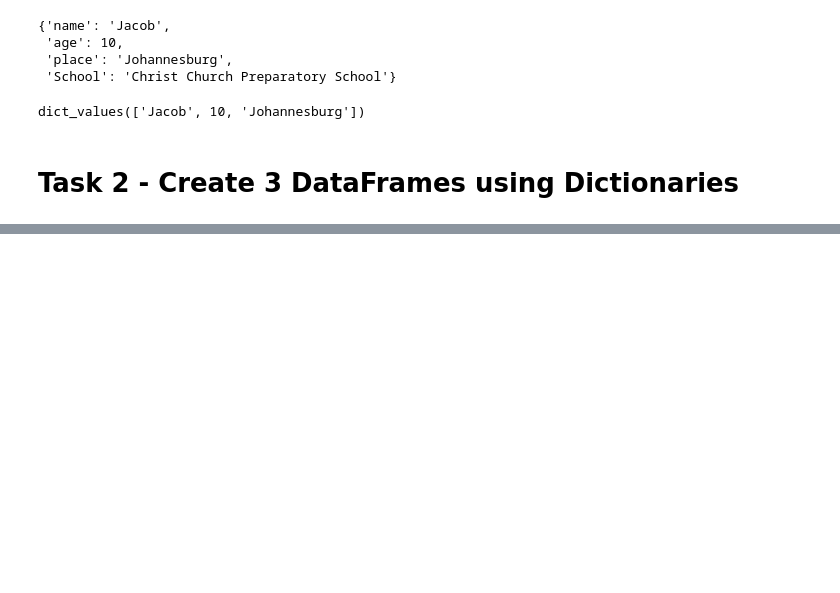
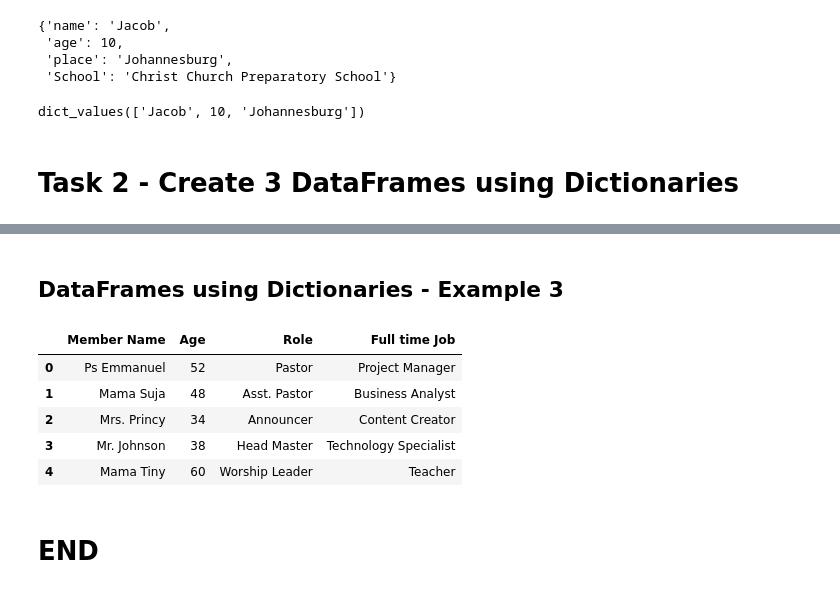
Before and after one commit to javajohnsonloyola/DataScienceWithMachineLearningCourse, a Jupyter notebook: Task List/Chapter 2 - Python Programming - Task 1,2.ipynb, the cells around one changed output, grey strips where cells are left out. Cells and saved outputs as stored; diff of their text form; code cells hidden in the pictures; blank space fills up the shorter version.

```diff
--- a/Task List/Chapter 2 - Python Programming - Task 1,2.ipynb
+++ b/Task List/Chapter 2 - Python Programming - Task 1,2.ipynb
@@ -456,0 +489,18 @@ dict_values(['Jacob', 10, 'Johannesburg'])
+# %% [markdown]
+## DataFrames using Dictionaries - Example 3
+# %%
+church_members = {"Member Name":["Ps Emmanuel","Mama Suja","Mrs. Princy","Mr. Johnson","Mama Tiny"],
+                  "Age":["52","48","34","38","60"],
+                  "Role":["Pastor","Asst. Pastor","Announcer","Head Master","Worship Leader"],
+                  "Full time Job":["Project Manager","Business Analyst","Content Creator","Technology Specialist","Teacher"]
+                 }
+pd.DataFrame(data = church_members)
+# %% [output]
+|  | Member Name | Age | Role | Full time Job |
+| 0 | Ps Emmanuel | 52 | Pastor | Project Manager |
+| 1 | Mama Suja | 48 | Asst. Pastor | Business Analyst |
+| 2 | Mrs. Princy | 34 | Announcer | Content Creator |
+| 3 | Mr. Johnson | 38 | Head Master | Technology Specialist |
+| 4 | Mama Tiny | 60 | Worship Leader | Teacher |
+# %% [markdown]
+# END
```
Also changed, not shown: parts of 4 cells of this notebook.
